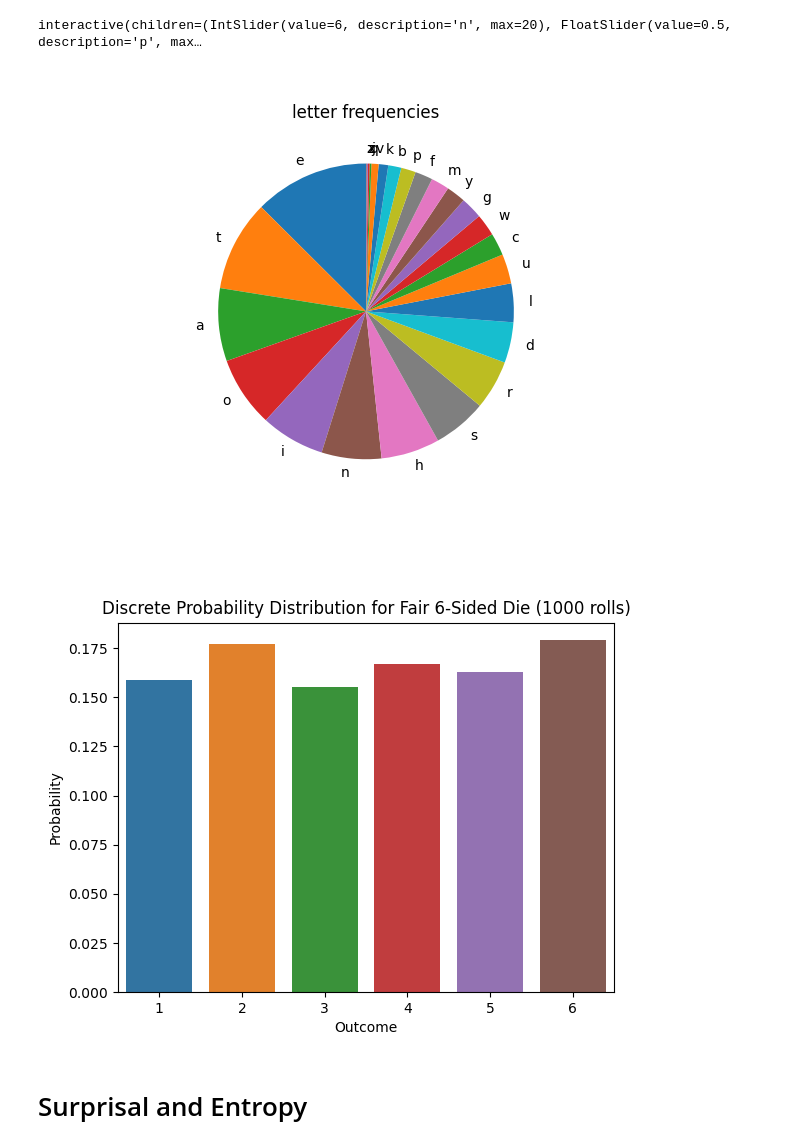
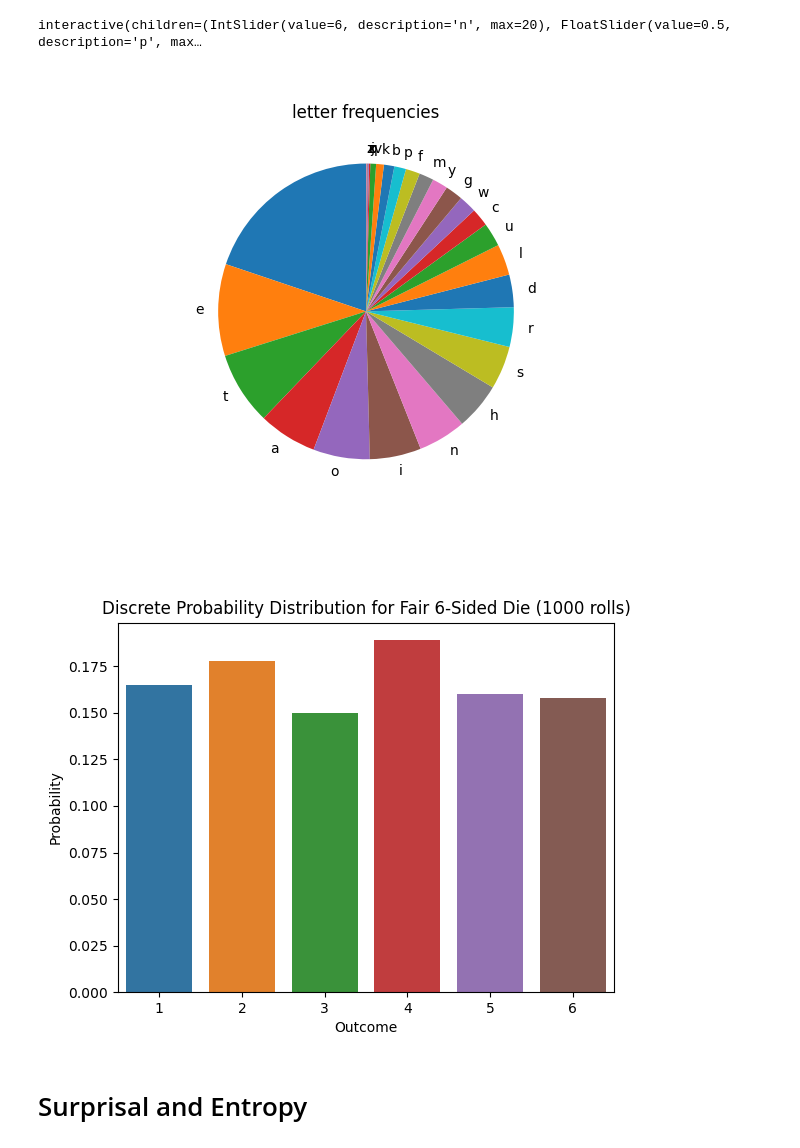
Before and after one commit to cschaffner/ITNuggets, a Jupyter notebook: notebooks/ITNuggets.ipynb, the cells around one changed output. Cells and saved outputs as stored; diff of their text form; code cells hidden in the pictures.

```diff
--- a/notebooks/ITNuggets.ipynb
+++ b/notebooks/ITNuggets.ipynb
@@ -149,31 +148,33 @@ interactive(children=(IntSlider(value=6, description='n', max=20), FloatSlider(v
 # %%
 from collections import Counter
 import math
 import string
 import re
 
 ## Alice's Adventures in Wonderland: https://www.gutenberg.org/files/11/11-0.txt
 
 ## parse input file, convert to lowercase, remove punctuation
 with open("Alice_eng.txt") as f:
-    data = f.read().lower()
-    data = re.sub(r'([^a-z])+', '', data)  # strip everything but the letters
+    Alice_data = f.read().lower()
+    Alice_data = re.sub(r'([^a-z\s])+', ' ', Alice_data)  # strip everything but the letters
+    Alice_data = re.sub(r'\n+', ' ', Alice_data)  # replace new lines with space
+    Alice_data = re.sub(r'\s+', ' ', Alice_data)  # replace multiple spaces with a single space
 
 with open("Alice_stripped.txt", 'w') as f:
-    f.write(data)
+    f.write(Alice_data)
 
-count = Counter(data)
+count = Counter(Alice_data)
 total_count = sum(count.values())
 
 letters, letter_freq = zip(*count.most_common())
 letter_dist = [x/total_count for x in letter_freq]
 
 plt.pie(letter_freq, labels = letters, startangle = 90)
 plt.title("letter frequencies")
 plt.savefig("letterfreq", transparent=True)
 plt.show()
 # %% [output]
-[figure, old version]
+[figure, new version]
 # %%
 import piplite
 await piplite.install('seaborn')
@@ -199,7 +200,7 @@ plt.ylabel("Probability")
 plt.xlabel("Outcome")
 plt.show()
 # %% [output]
-[figure, old version]
+[figure, new version]
 # %% [markdown]
 # Surprisal and Entropy
 # %%
```
Also changed, not shown: parts of 7 cells of this notebook, 2 other files.
